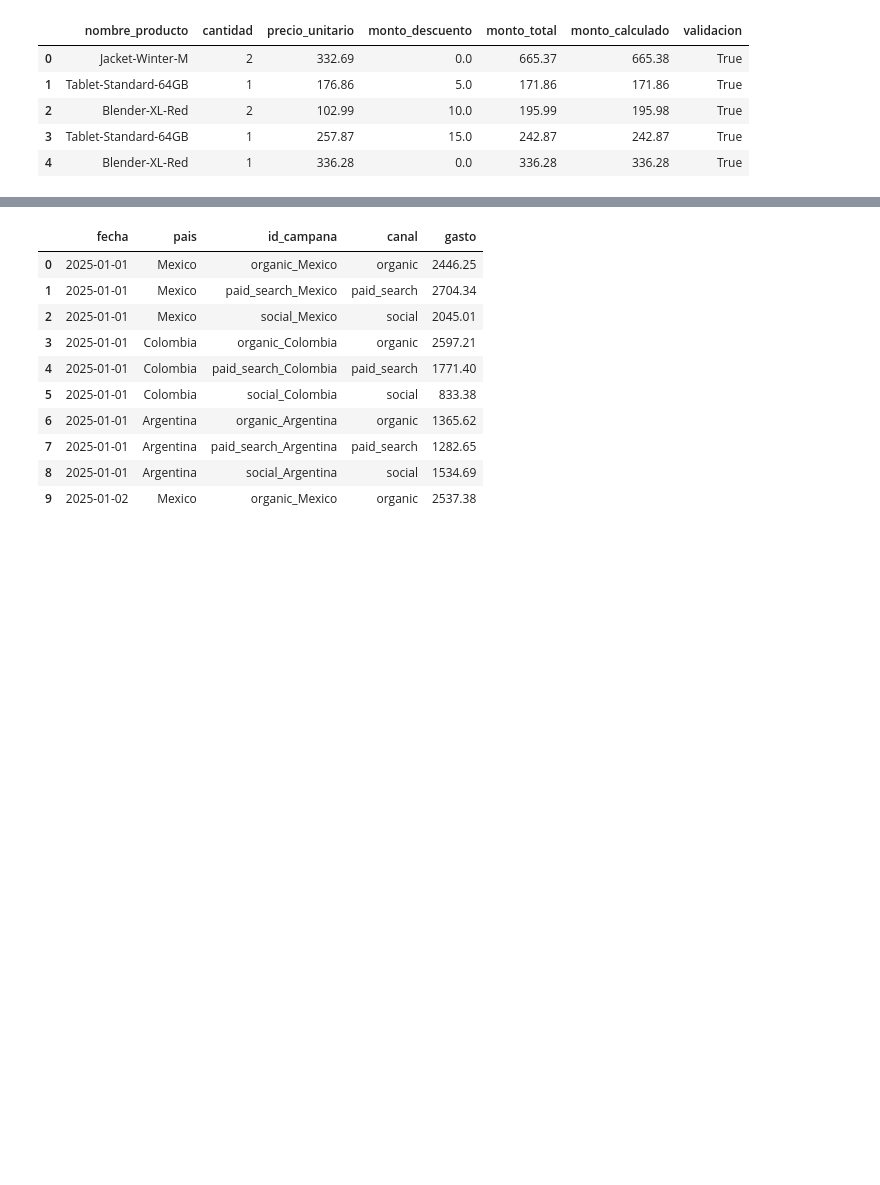
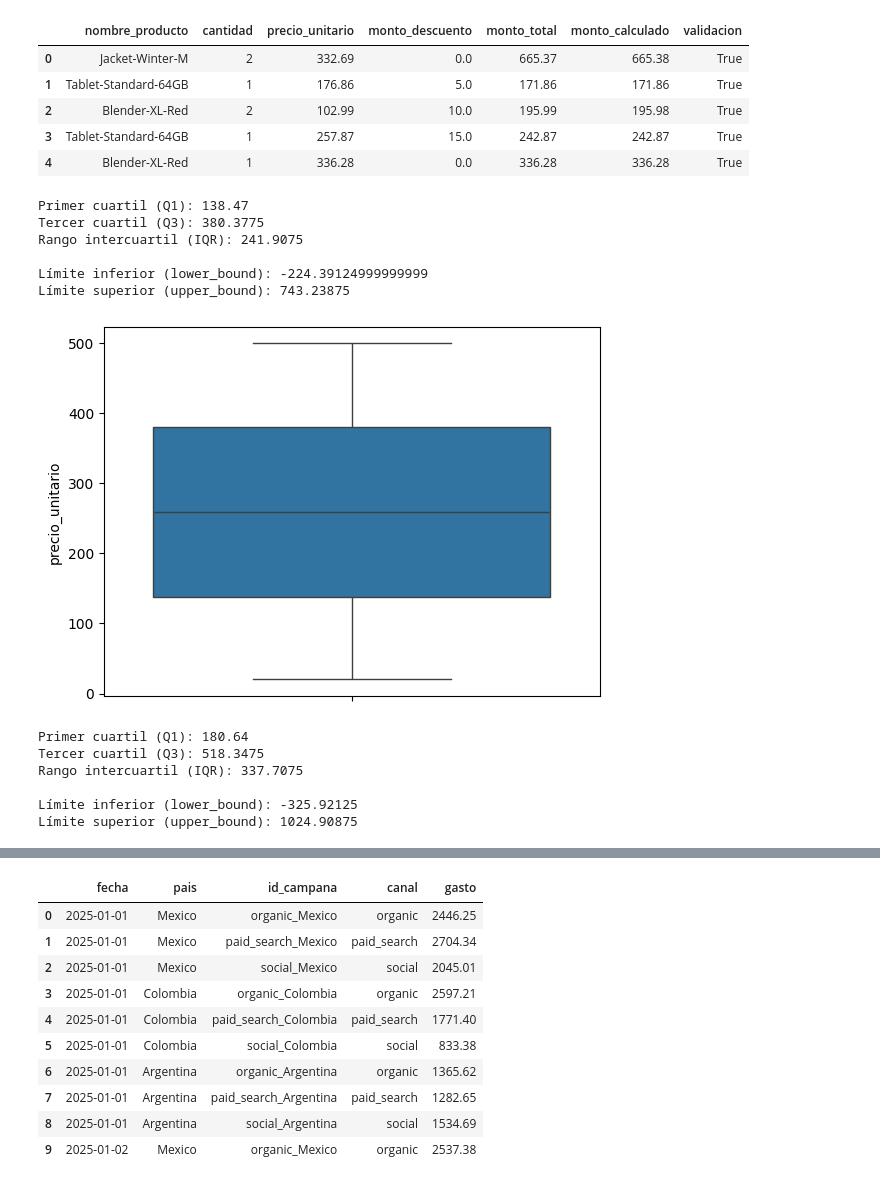
Before and after one commit to FithoGerardo/RappiPlus-Data-cleaning-and-analysis, a Jupyter notebook: notebooks/GerardoOlm-rappiplus_project.ipynb, the cells around one changed output, grey strips where cells are left out. Saved outputs shown, nothing was run; the diff lists cells and outputs as text; code cells hidden in the pictures; blank space fills up the shorter version.

Commit message:
outliers IQR

```diff
--- a/notebooks/GerardoOlm-rappiplus_project.ipynb
+++ b/notebooks/GerardoOlm-rappiplus_project.ipynb
@@ -574,3 +563,53 @@ ord[['nombre_producto',
 # %%
 # eliminar columnas creadas para cambio negativo a absoluto
 ord.drop(columns=['monto_calculado', 'validacion'], inplace=True)
+# %%
+# verificar outliers con IQR
+Q1 = ord['precio_unitario'].quantile(0.25)  # Primer cuartil
+Q2 = ord['precio_unitario'].quantile(0.50)  # Segundo cuartil o mediana
+Q3 = ord['precio_unitario'].quantile(0.75)  # Tercer cuartil
+IQR = Q3 - Q1  # Rango intercuartil
+print("Primer cuartil (Q1):", Q1)
+print("Tercer cuartil (Q3):", Q3)
+print("Rango intercuartil (IQR):", IQR)
+
+# Definir umbrales para outliers
+lower_bound = Q1 - 1.5 * IQR
+upper_bound = Q3 + 1.5 * IQR
+print("\nLímite inferior (lower_bound):", lower_bound)
+print("Límite superior (upper_bound):", upper_bound)
+# %% [output]
+Primer cuartil (Q1): 138.47
+Tercer cuartil (Q3): 380.3775
+Rango intercuartil (IQR): 241.9075
+
+Límite inferior (lower_bound): -224.39124999999999
+Límite superior (upper_bound): 743.23875
+# %%
+# boxplot
+sns.boxplot(data=ord['precio_unitario'])
+plt.show()
+# %% [output]
+[figure, added]
+# %%
+# verificar outliers con IQR
+Q1 = ord['monto_total'].quantile(0.25)  # Primer cuartil
+Q2 = ord['monto_total'].quantile(0.50)  # Segundo cuartil o mediana
+Q3 = ord['monto_total'].quantile(0.75)  # Tercer cuartil
+IQR = Q3 - Q1  # Rango intercuartil
+print("Primer cuartil (Q1):", Q1)
+print("Tercer cuartil (Q3):", Q3)
+print("Rango intercuartil (IQR):", IQR)
+
+# Definir umbrales para outliers
+lower_bound = Q1 - 1.5 * IQR
+upper_bound = Q3 + 1.5 * IQR
+print("\nLímite inferior (lower_bound):", lower_bound)
+print("Límite superior (upper_bound):", upper_bound)
+# %% [output]
+Primer cuartil (Q1): 180.64
+Tercer cuartil (Q3): 518.3475
+Rango intercuartil (IQR): 337.7075
+
+Límite inferior (lower_bound): -325.92125
+Límite superior (upper_bound): 1024.90875
```
Also changed, not shown: parts of 5 cells of this notebook.
